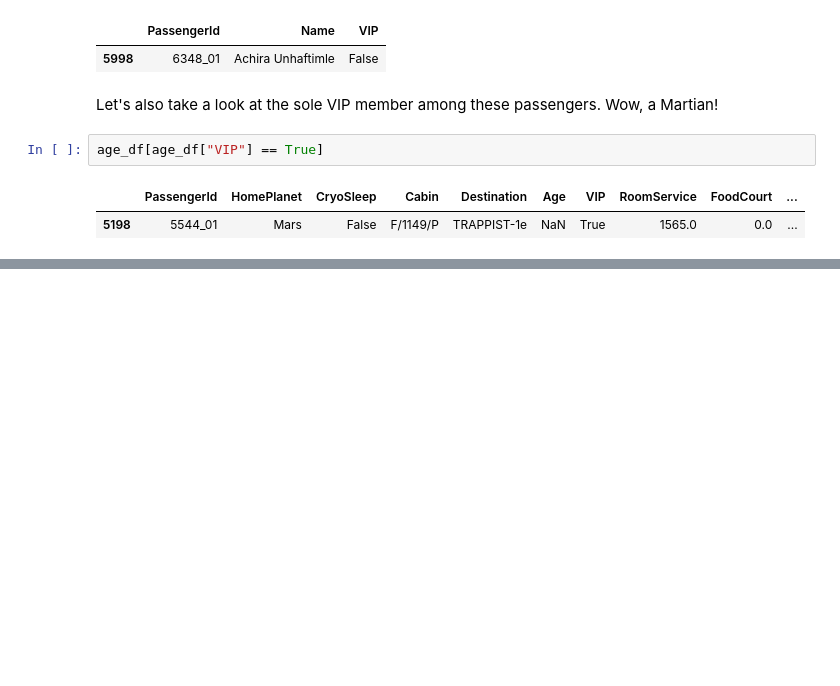
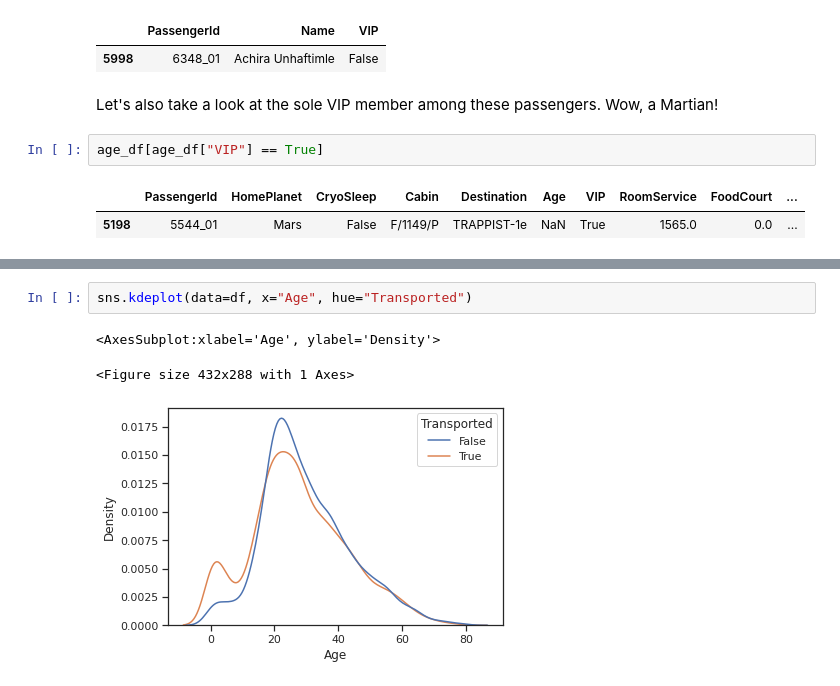
Before and after one commit to MalayAgr/Kaggle-Spaceship-Titanic, a Jupyter notebook: eda.ipynb, the cells around one changed output, grey strips where cells are left out. Saved outputs shown, nothing was run; the diff lists cells and outputs as text; blank space fills up the shorter version.

```diff
--- a/eda.ipynb
+++ b/eda.ipynb
@@ -366,0 +460,6 @@ age_df[age_df["VIP"] == True]
+# %%
+sns.kdeplot(data=df, x="Age", hue="Transported")
+# %% [output]
+<AxesSubplot:xlabel='Age', ylabel='Density'>
+<Figure size 432x288 with 1 Axes>
+[figure, added]
```
Also changed, not shown: parts of 42 cells of this notebook.
